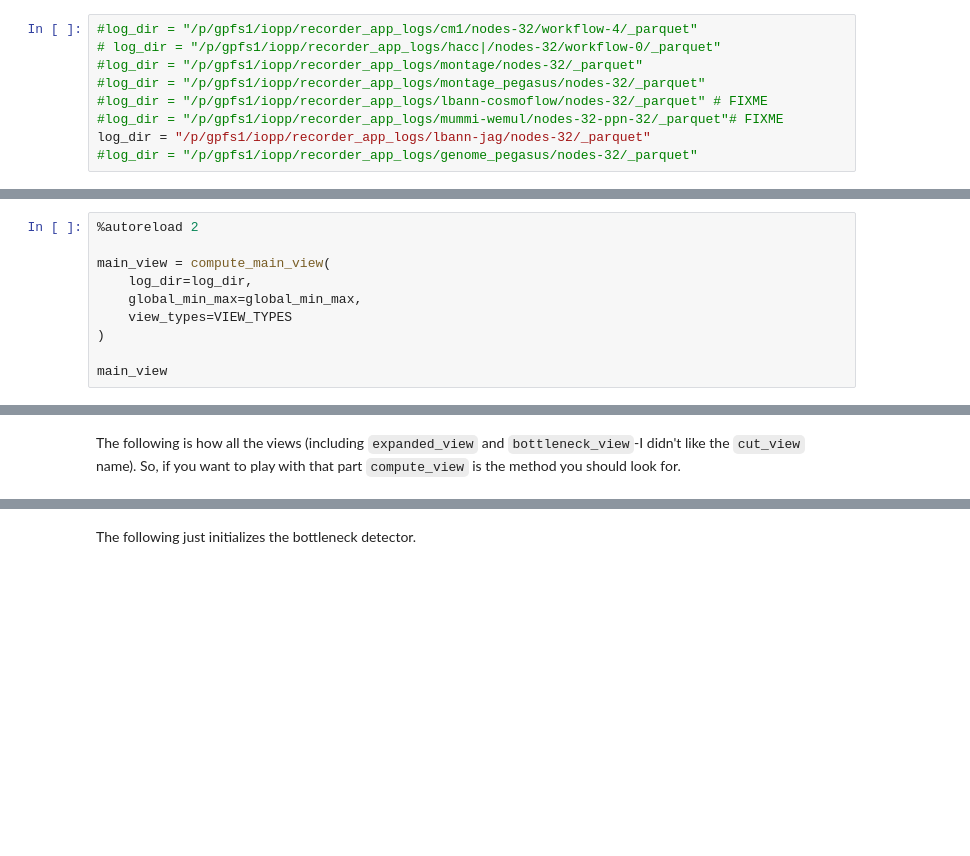
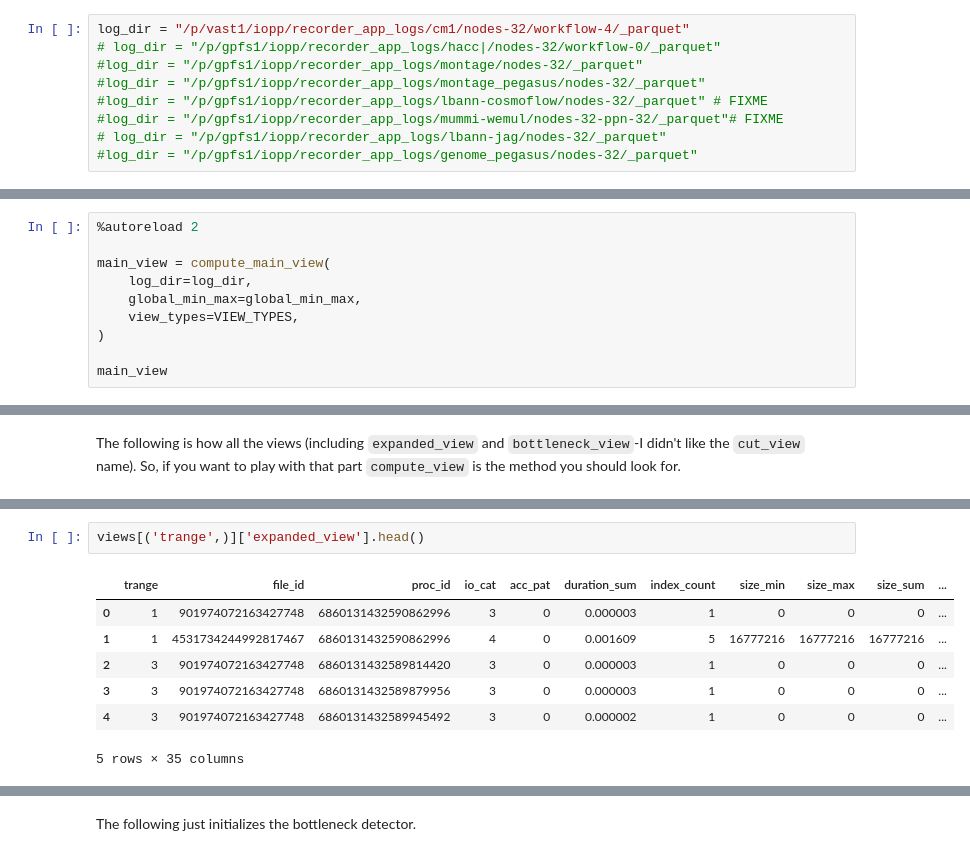
Before and after one commit to izzet/wisio, a Jupyter notebook: notebooks/manual-cm1.ipynb, the cells around one changed output, grey strips where cells are left out. Cells and saved outputs as stored; diff of their text form; blank space fills up the shorter version.

```diff
--- a/notebooks/manual-cm1.ipynb
+++ b/notebooks/manual-cm1.ipynb
@@ -13,12 +15,12 @@ Some logs are stored in VAST with some stored in GPFS.
 
 Set `log_dir` to `/vast1/` when running the notebook on Quartz, otherwise use `/gpfs1/`.
 # %%
-#log_dir = "/p/gpfs1/iopp/recorder_app_logs/cm1/nodes-32/workflow-4/_parquet"
+log_dir = "/p/vast1/iopp/recorder_app_logs/cm1/nodes-32/workflow-4/_parquet"
 # log_dir = "/p/gpfs1/iopp/recorder_app_logs/hacc|/nodes-32/workflow-0/_parquet"
 #log_dir = "/p/gpfs1/iopp/recorder_app_logs/montage/nodes-32/_parquet"
 #log_dir = "/p/gpfs1/iopp/recorder_app_logs/montage_pegasus/nodes-32/_parquet"
 #log_dir = "/p/gpfs1/iopp/recorder_app_logs/lbann-cosmoflow/nodes-32/_parquet" # FIXME
 #log_dir = "/p/gpfs1/iopp/recorder_app_logs/mummi-wemul/nodes-32-ppn-32/_parquet"# FIXME
-log_dir = "/p/gpfs1/iopp/recorder_app_logs/lbann-jag/nodes-32/_parquet"
+# log_dir = "/p/gpfs1/iopp/recorder_app_logs/lbann-jag/nodes-32/_parquet"
 #log_dir = "/p/gpfs1/iopp/recorder_app_logs/genome_pegasus/nodes-32/_parquet"
 # %% [output]
@@ -86,7 +86,7 @@ time: 1.73 ms
 main_view = compute_main_view(
     log_dir=log_dir,
     global_min_max=global_min_max,
-    view_types=VIEW_TYPES
+    view_types=VIEW_TYPES,
 )
 
 main_view
@@ -168,0 +166,10 @@ To preserve the previous behavior, use
+# %%
+views[('trange',)]['expanded_view'].head()
+# %% [output]
+|  | trange | file_id | proc_id | io_cat | acc_pat | duration_sum | index_count | size_min | size_max | size_sum | ... |
+| 0 | 1 | 901974072163427748 | 6860131432590862996 | 3 | 0 | 0.000003 | 1 | 0 | 0 | 0 | ... |
+| 1 | 1 | 4531734244992817467 | 6860131432590862996 | 4 | 0 | 0.001609 | 5 | 16777216 | 16777216 | 16777216 | ... |
+| 2 | 3 | 901974072163427748 | 6860131432589814420 | 3 | 0 | 0.000003 | 1 | 0 | 0 | 0 | ... |
+| 3 | 3 | 901974072163427748 | 6860131432589879956 | 3 | 0 | 0.000003 | 1 | 0 | 0 | 0 | ... |
+| 4 | 3 | 901974072163427748 | 6860131432589945492 | 3 | 0 | 0.000002 | 1 | 0 | 0 | 0 | ... |
+5 rows × 35 columns
```
Also changed, not shown: parts of 21 cells of this notebook, 5 other files.
